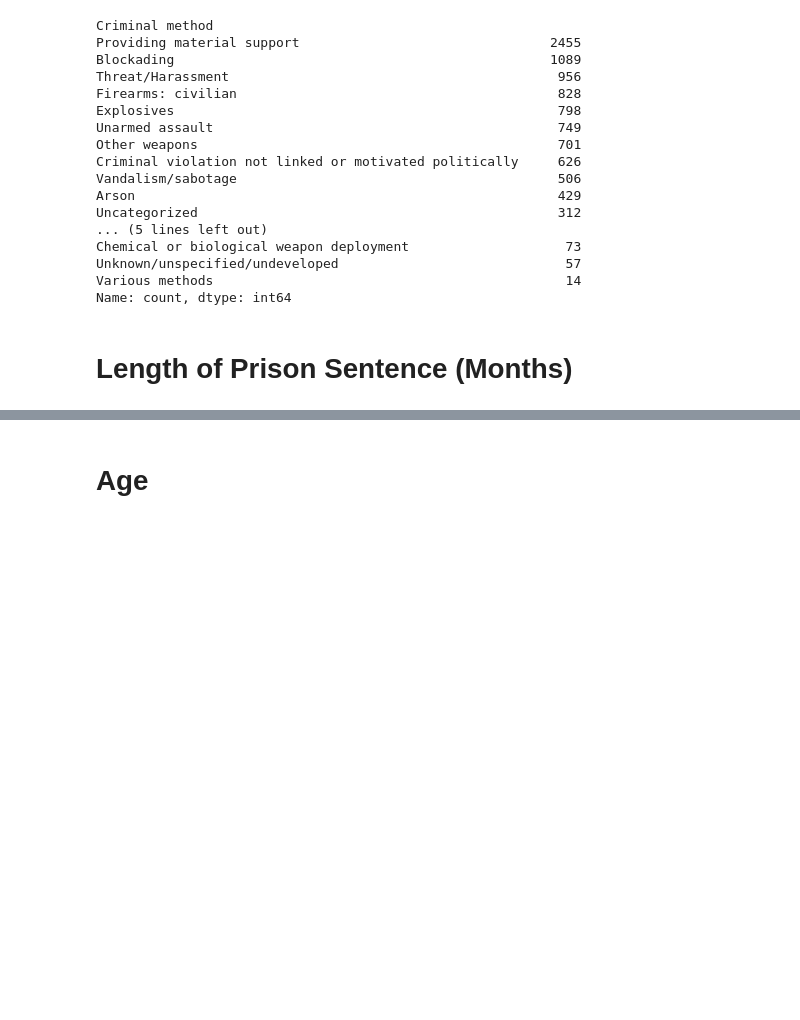
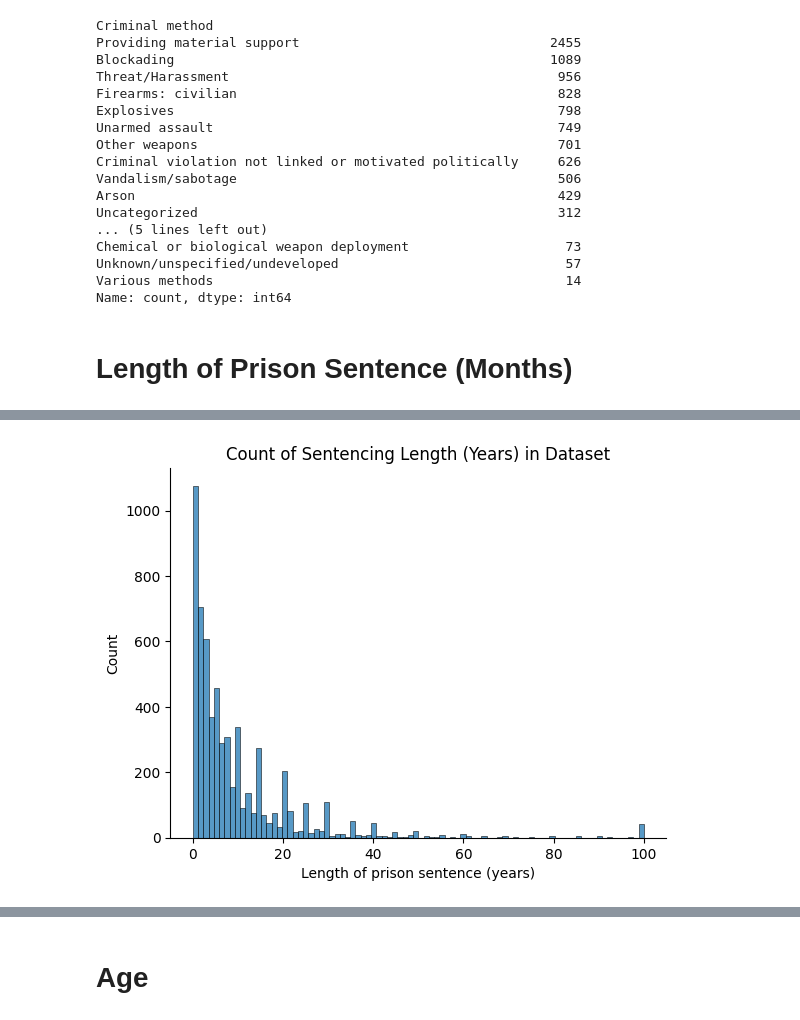
Before and after one commit to AwpData/INFO-371-Stuff, a Jupyter notebook: Group Project/data-cleaning.ipynb, the cells around one changed output, grey strips where cells are left out. Saved outputs shown, nothing was run; the diff lists cells and outputs as text; code cells hidden in the pictures; blank space fills up the shorter version.

```diff
--- a/Group Project/data-cleaning.ipynb
+++ b/Group Project/data-cleaning.ipynb
@@ -180,0 +185,6 @@ sns.despine()
+# %%
+_ = sns.histplot(data[data['Length of prison sentence (years)'] > 0]['Length of prison sentence (years)'])
+_ = plt.title('Count of Sentencing Length (Years) in Dataset')
+sns.despine()
+# %% [output]
+[figure, added]
```
Also changed, not shown: parts of 6 cells of this notebook, 2 other files.
